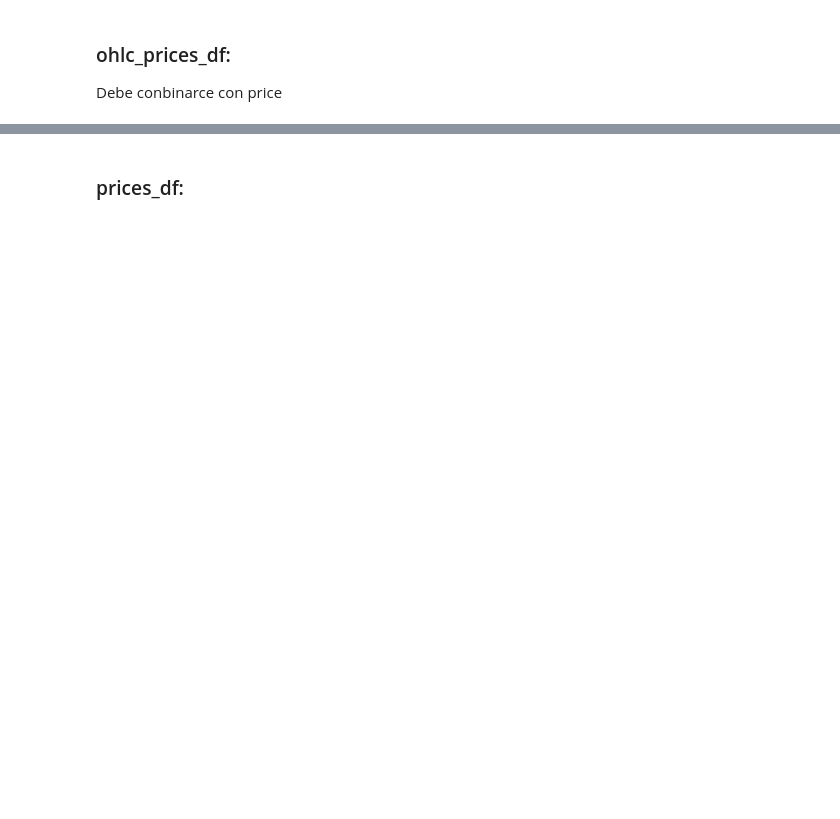
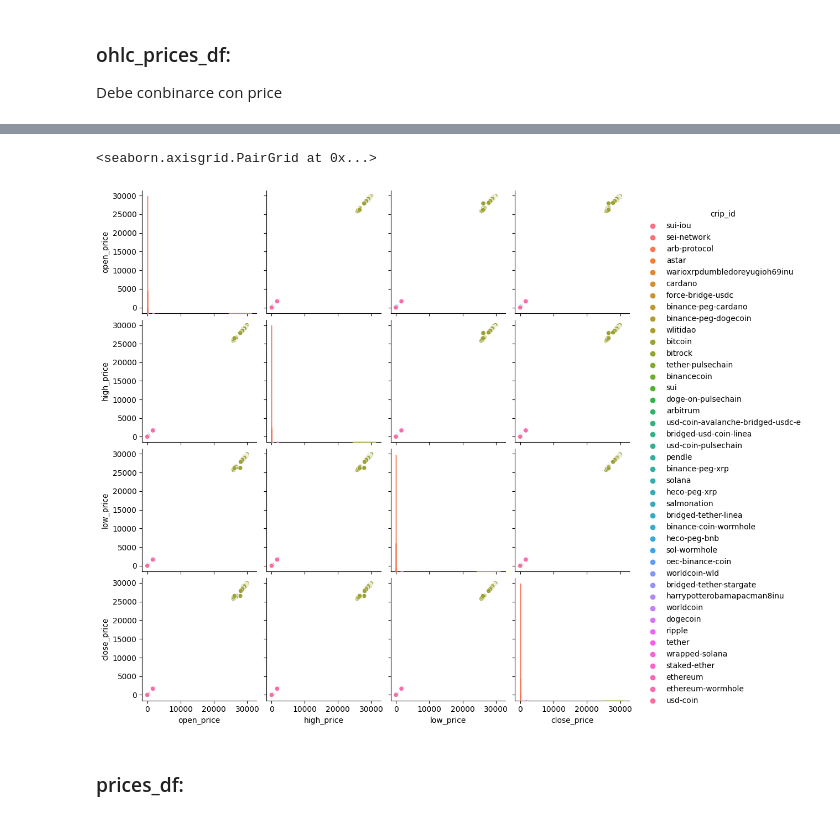
Before and after one commit to Lucaramallo/Cripto_analisis_lucaramallo, a Jupyter notebook: EDA_ETL_Hybrid_Analisis/EDA_ETL_Hybrid_Analisis.ipynb, the cells around one changed output, grey strips where cells are left out. Cells and saved outputs as stored; diff of their text form; code cells hidden in the pictures; blank space fills up the shorter version.

```diff
--- a/EDA_ETL_Hybrid_Analisis/EDA_ETL_Hybrid_Analisis.ipynb
+++ b/EDA_ETL_Hybrid_Analisis/EDA_ETL_Hybrid_Analisis.ipynb
@@ -101,3 +118,8 @@ ohlc_prices_df.shape
+# %%
+sns.pairplot(ohlc_prices_df, hue='crip_id')
+# %% [output]
+<seaborn.axisgrid.PairGrid at 0x...>
+[figure, added]
 # %% [markdown]
 ### prices_df:
 # %%
```
Also changed, not shown: parts of 37 cells of this notebook, 7 other files.
